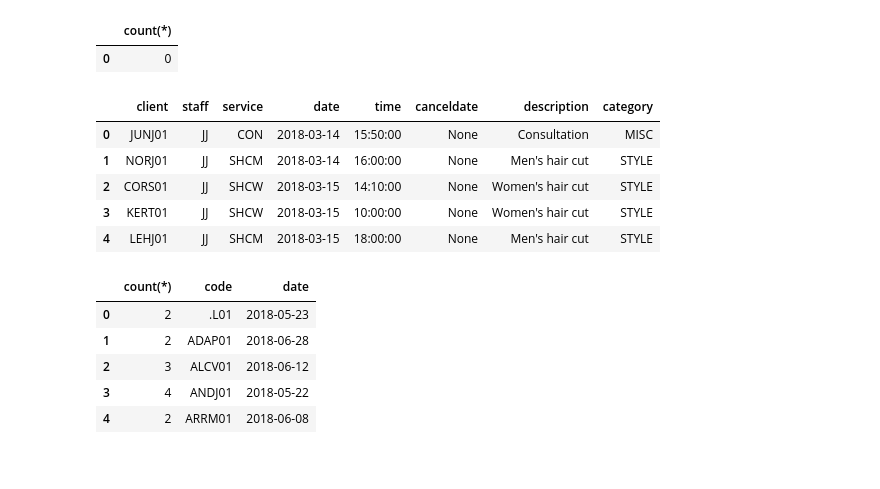
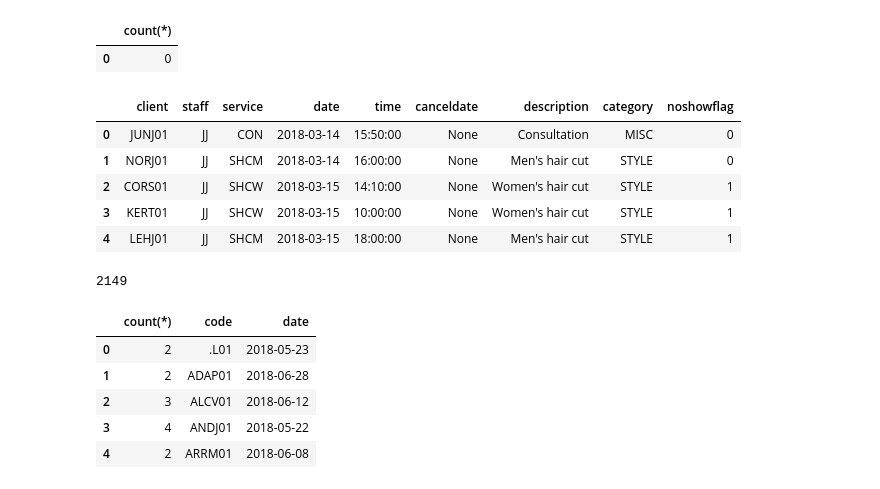
Before and after one commit to ericma007/p1, a Jupyter notebook: notebooks/init-database-exploration.ipynb, the cells around one changed output. Saved outputs shown, nothing was run; the diff lists cells and outputs as text; code cells hidden in the pictures.

```diff
--- a/notebooks/init-database-exploration.ipynb
+++ b/notebooks/init-database-exploration.ipynb
@@ -297,20 +328,31 @@ resquery
+# %%
+query="""select vfb.code client,vfb.staff,vfb.service, vfb.date, vfb.time,
+        NULL canceldate, description, category,case  when n.date IS NULL then 1 else 0 end noshowflag from vfb
+        left join noshow n on n.date=vfb.date and n.code=vfb.code and n.service=vfb.service and n.staff=vfb.staff """
+resquery=readSQL(query)
+resquery.head()
+# %% [output]
+|  | client | staff | service | date | time | canceldate | description | category | noshowflag |
+| 0 | JUNJ01 | JJ | CON | 2018-03-14 | 15:50:00 | None | Consultation | MISC | 0 |
+| 1 | NORJ01 | JJ | SHCM | 2018-03-14 | 16:00:00 | None | Men's hair cut | STYLE | 0 |
+| 2 | CORS01 | JJ | SHCW | 2018-03-15 | 14:10:00 | None | Women's hair cut | STYLE | 1 |
+| 3 | KERT01 | JJ | SHCW | 2018-03-15 | 10:00:00 | None | Women's hair cut | STYLE | 1 |
+| 4 | LEHJ01 | JJ | SHCM | 2018-03-15 | 18:00:00 | None | Men's hair cut | STYLE | 1 |
 # %%
-#query="""drop view vbooking"""
-#execquery(query)
-query="""select code client,staff,service, date, time, NULL canceldate, description, category  from vfb
+query="""drop view vbooking"""
+execquery(query)
+query="""select vfb.code client,vfb.staff,vfb.service, vfb.date, vfb.time,
+        NULL canceldate, description, category,case  when n.date IS NULL then 1 else 0 end noshowflag, 0 cancelflag from vfb
+        left join noshow n on n.date=vfb.date and n.code=vfb.code and n.service=vfb.service and n.staff=vfb.staff
 union all
-select code client,staff,service, bookingdate date, NULL time, canceldate, description, category from vcancellation"""
+select code client,staff,service, bookingdate date, NULL time, canceldate, description, category, 0 noshowflag, 1 cancelflag from vcancellation"""
 createView('vbooking',query)
-query="""select * from vbooking limit 10"""
+query="""select * from vbooking"""
 resquery=readSQL(query)
 resquery.head()
+len(resquery)
 # %% [output]
-|  | client | staff | service | date | time | canceldate | description | category |
-| 0 | JUNJ01 | JJ | CON | 2018-03-14 | 15:50:00 | None | Consultation | MISC |
-| 1 | NORJ01 | JJ | SHCM | 2018-03-14 | 16:00:00 | None | Men's hair cut | STYLE |
-| 2 | CORS01 | JJ | SHCW | 2018-03-15 | 14:10:00 | None | Women's hair cut | STYLE |
-| 3 | KERT01 | JJ | SHCW | 2018-03-15 | 10:00:00 | None | Women's hair cut | STYLE |
-| 4 | LEHJ01 | JJ | SHCM | 2018-03-15 | 18:00:00 | None | Men's hair cut | STYLE |
+2149
 # %%
 #there are many customers with several appointments on the same day
 query="""select count(*),code,date from vfb
```
Also changed, not shown: parts of 9 cells of this notebook, 3 other files.
